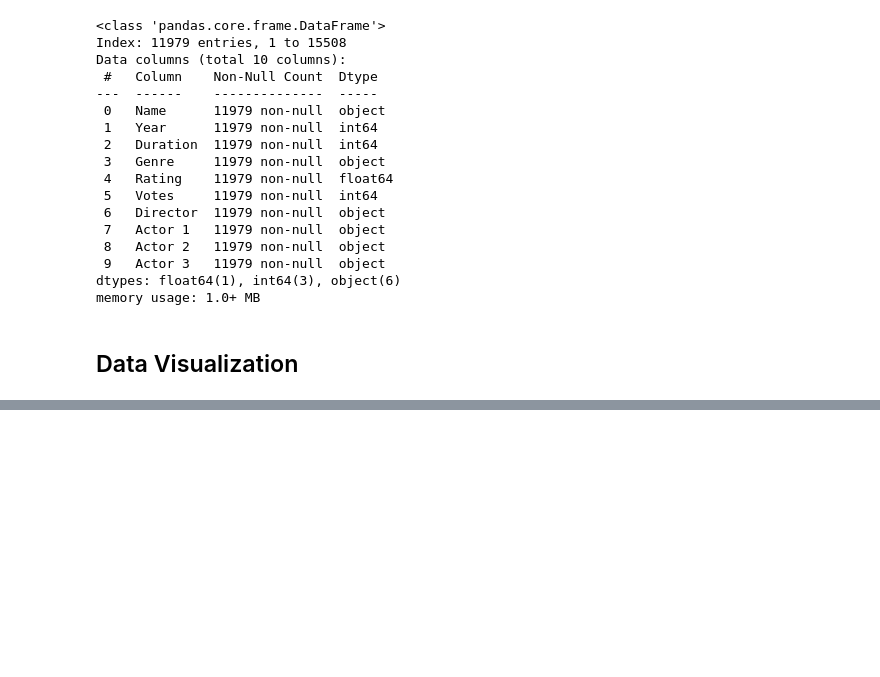
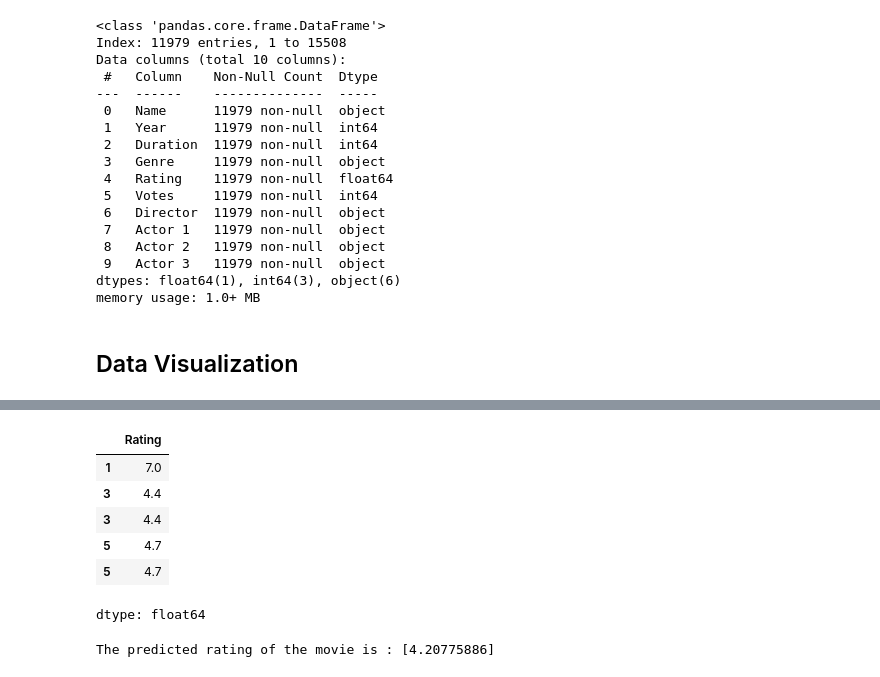
Before and after one commit to Ankita-Kimtyani/CODSOFT, a Jupyter notebook: Movie_rating_prediction.ipynb, the cells around one changed output, grey strips where cells are left out. Cells and saved outputs as stored; diff of their text form; code cells hidden in the pictures; blank space fills up the shorter version.

```diff
--- a/Movie_rating_prediction.ipynb
+++ b/Movie_rating_prediction.ipynb
@@ -150,0 +217,10 @@ rating_hist.show()
+# %%
+y.head()
+# %% [output]
+|  | Rating |
+| 1 | 7.0 |
+| 3 | 4.4 |
+| 3 | 4.4 |
+| 5 | 4.7 |
+| 5 | 4.7 |
+dtype: float64
@@ -150,0 +232,10 @@ rating_hist.show()
+# %%
+#Predict the movie rating by entered data
+
+rating_predicted=Model.predict(trail)
+
+#Displaying the predicted result from the model
+
+print('The predicted rating of the movie is :',rating_predicted)
+# %% [output]
+The predicted rating of the movie is : [4.20775886]
```
Also changed, not shown: parts of 12 cells of this notebook.
